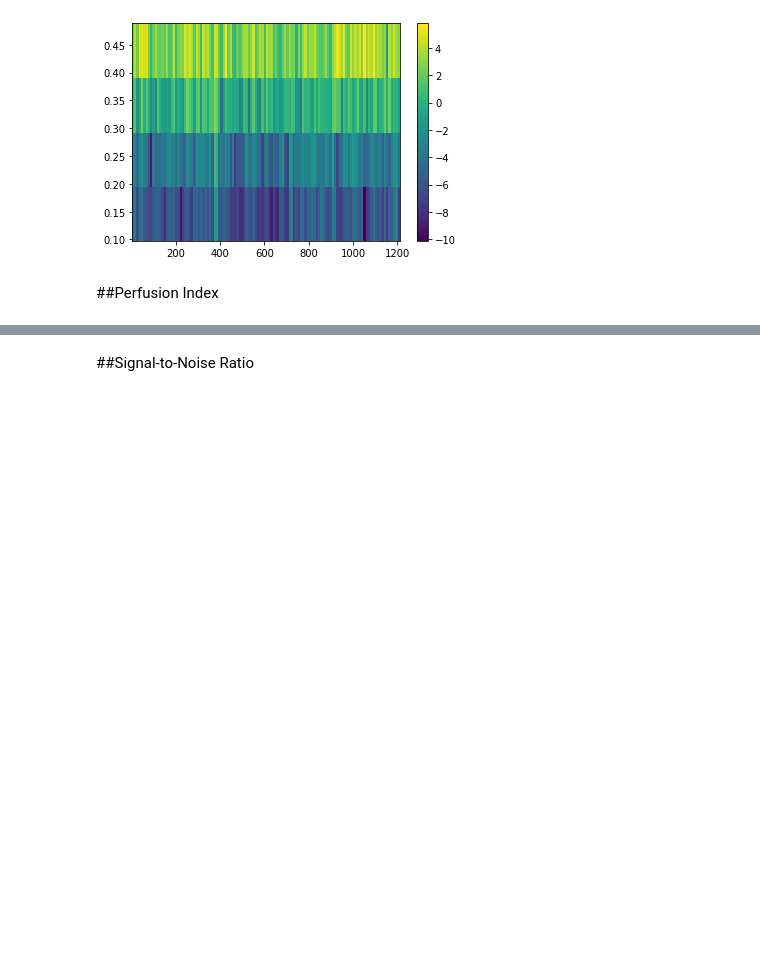
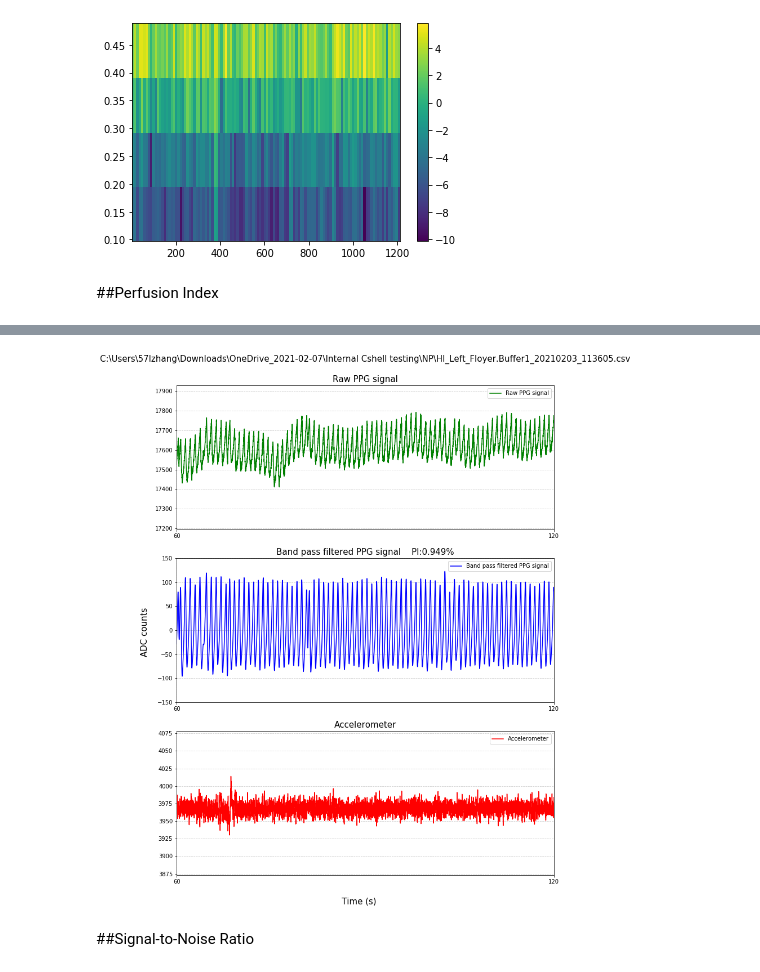
Before and after one commit to supertime1/PPG_DSP, a Jupyter notebook: PPG_DSP.ipynb, the cells around one changed output, grey strips where cells are left out. Saved outputs shown, nothing was run; the diff lists cells and outputs as text; code cells hidden in the pictures; blank space fills up the shorter version.

```diff
--- a/PPG_DSP.ipynb
+++ b/PPG_DSP.ipynb
@@ -409,3 +470,8 @@ The perfusion index (AC-DC ratio) is: 0.44 %
+# %%
+file_path = r"C:\Users\57lzhang\Downloads\OneDrive_2021-02-07\Internal Cshell testing\NP"
+plot_perfusion_index(file_path, [1,2], view_in_time=True,zoom_in=True)
+# %% [output]
+[figure, added]
 # %% [markdown]
 ##Signal-to-Noise Ratio
 # %%
```
Also changed, not shown: parts of 5 cells of this notebook.
